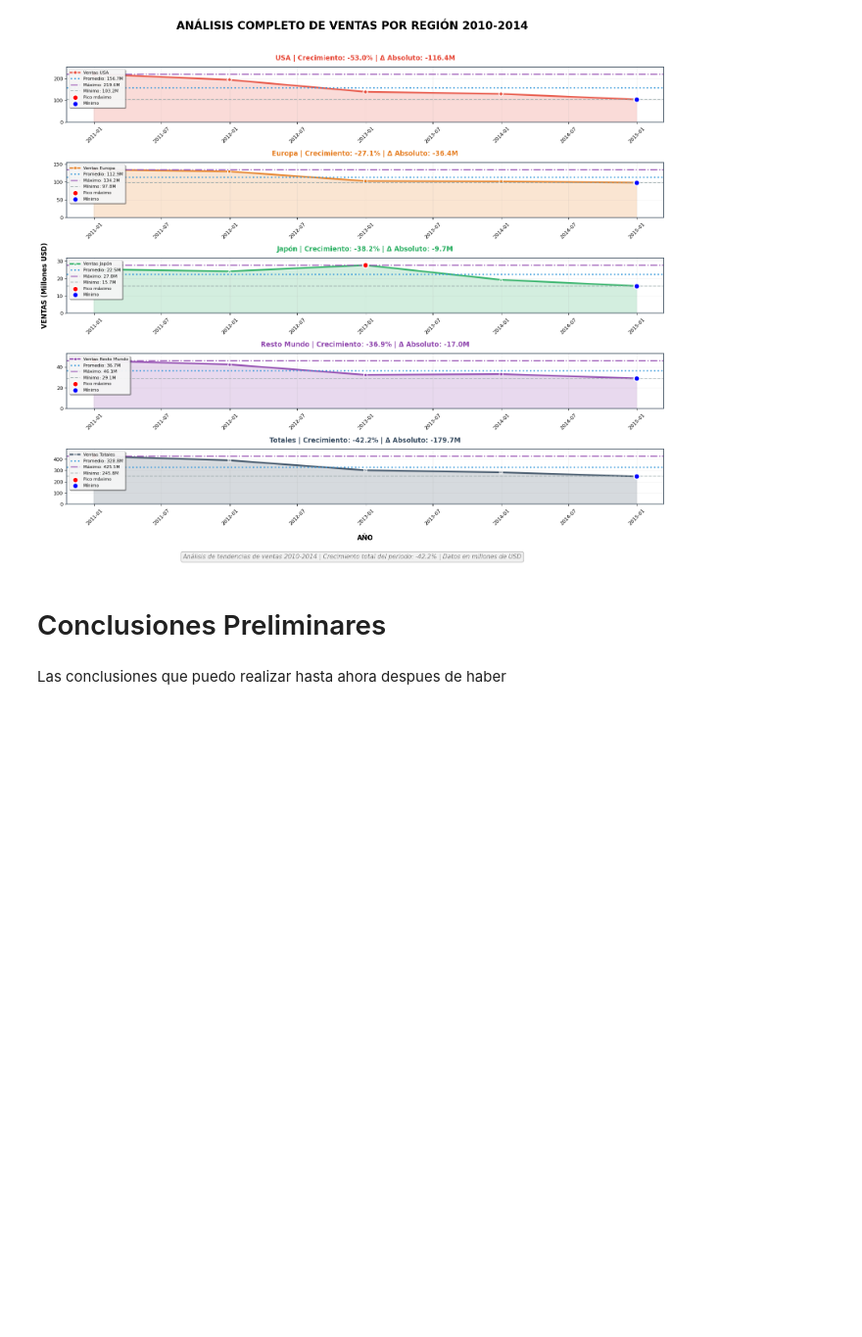
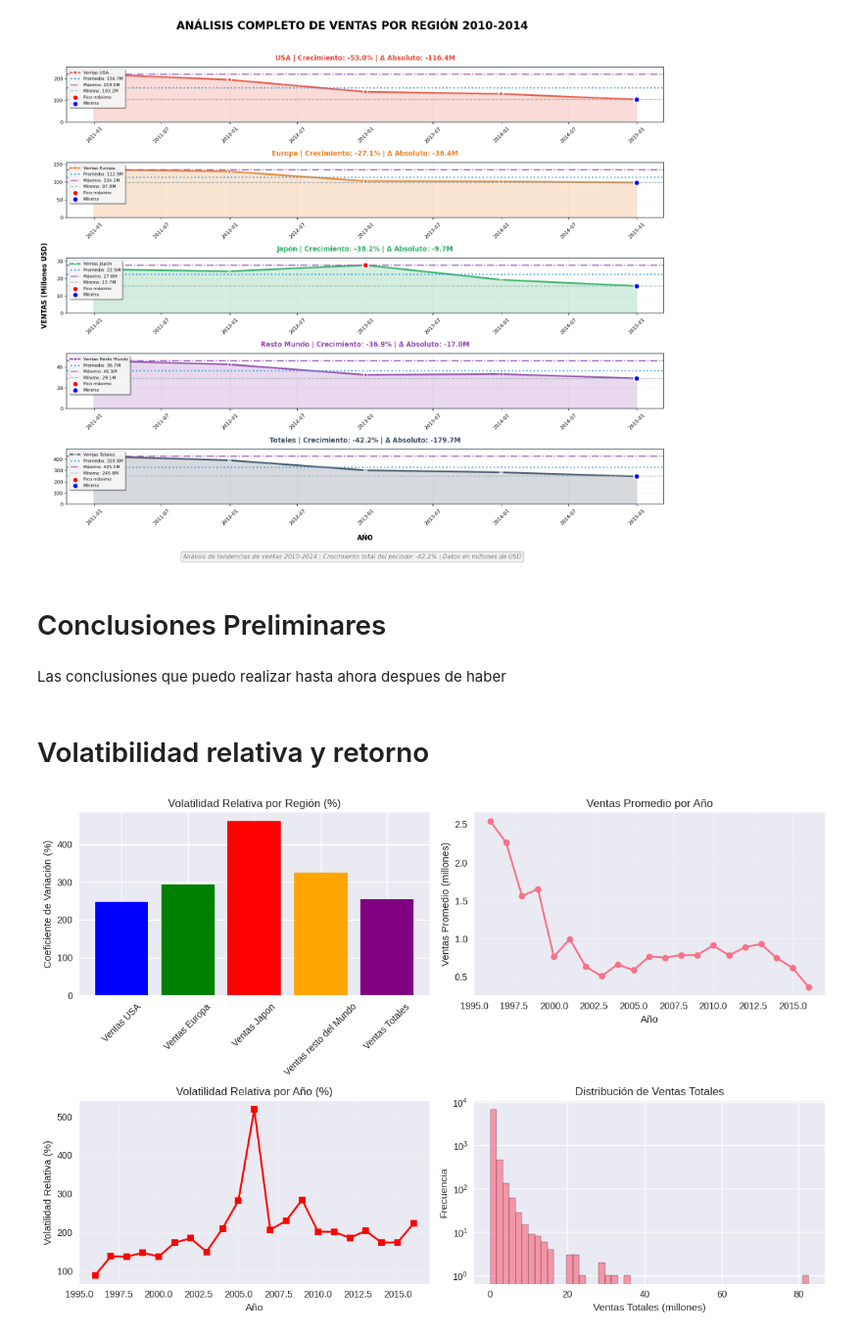
Before and after one commit to ddopazo92/Introduccion_datascience_diego_dopazo, a Jupyter notebook: ProyectoDSParteI+Dopazo.ipynb, the cells around one changed output. Shown at 98% size. Saved outputs shown, nothing was run; the diff lists cells and outputs as text; code cells hidden in the pictures; blank space fills up the shorter version.

```diff
--- a/ProyectoDSParteI+Dopazo.ipynb
+++ b/ProyectoDSParteI+Dopazo.ipynb
@@ -1565,3 +1565,46 @@ plt.show()
 # Conclusiones Preliminares
 # %% [markdown]
 Las conclusiones que puedo realizar hasta ahora despues de haber
+# %% [markdown]
+# Volatibilidad relativa y retorno
+# %%
+# Visualización de la volatilidad relativa por región
+plt.figure(figsize=(12, 8))
+
+# Gráfico 1: Volatilidad relativa por región
+plt.subplot(2, 2, 1)
+regiones = ['Ventas USA', 'Ventas Europa', 'Ventas Japon', 'Ventas resto del Mundo', 'Ventas Totales']
+volatilidad_regiones = volatilidad_relativa[regiones]
+plt.bar(regiones, volatilidad_regiones, color=['blue', 'green', 'red', 'orange', 'purple'])
+plt.title('Volatilidad Relativa por Región (%)')
+plt.xticks(rotation=45)
+plt.ylabel('Coeficiente de Variación (%)')
+
+# Gráfico 2: Evolución de ventas promedio por año
+plt.subplot(2, 2, 2)
+plt.plot(ventas_por_año.index, ventas_por_año['mean'], marker='o', linewidth=2)
+plt.title('Ventas Promedio por Año')
+plt.xlabel('Año')
+plt.ylabel('Ventas Promedio (millones)')
+plt.grid(True, alpha=0.3)
+
+# Gráfico 3: Evolución de la volatilidad por año
+plt.subplot(2, 2, 3)
+plt.plot(ventas_por_año.index, ventas_por_año['volatilidad_relativa'], marker='s', color='red', linewidth=2)
+plt.title('Volatilidad Relativa por Año (%)')
+plt.xlabel('Año')
+plt.ylabel('Volatilidad Relativa (%)')
+plt.grid(True, alpha=0.3)
+
+# Gráfico 4: Distribución de ventas totales
+plt.subplot(2, 2, 4)
+plt.hist(df['Ventas Totales'].dropna(), bins=50, alpha=0.7, edgecolor='black')
+plt.title('Distribución de Ventas Totales')
+plt.xlabel('Ventas Totales (millones)')
+plt.ylabel('Frecuencia')
+plt.yscale('log')  # Escala logarítmica para mejor visualización
+
+plt.tight_layout()
+plt.show()
+# %% [output]
+[figure, added]
```
Also changed, not shown: parts of 3 cells of this notebook.
